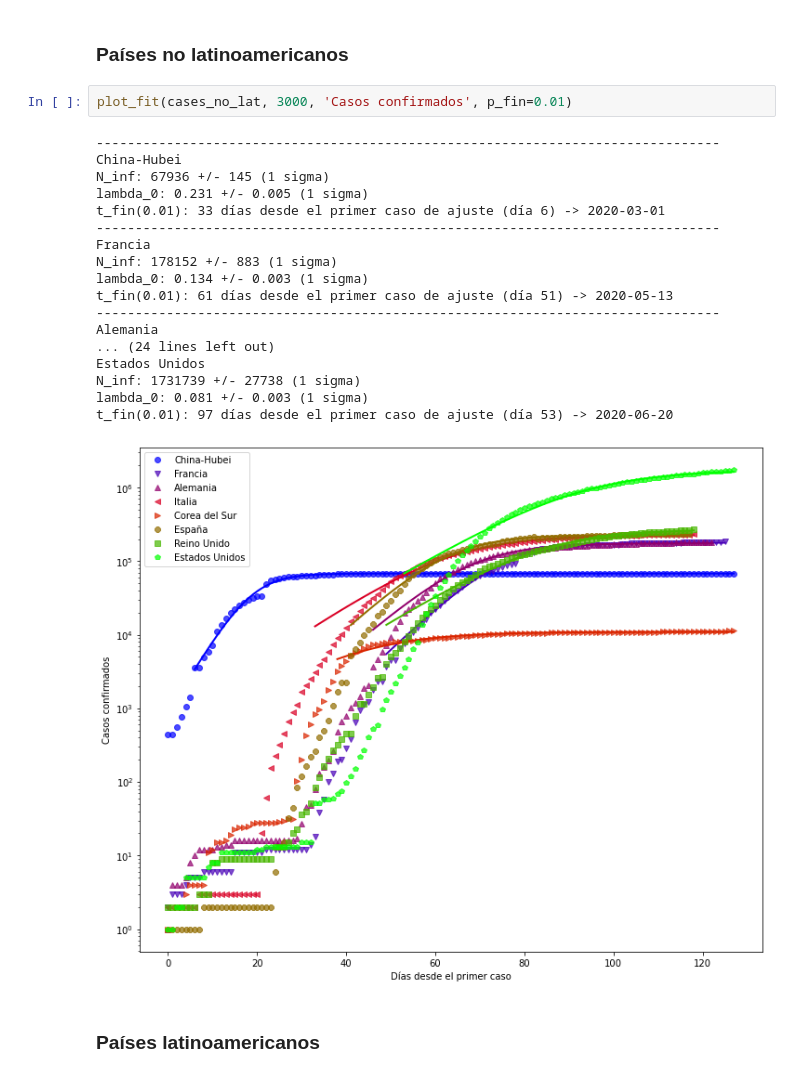
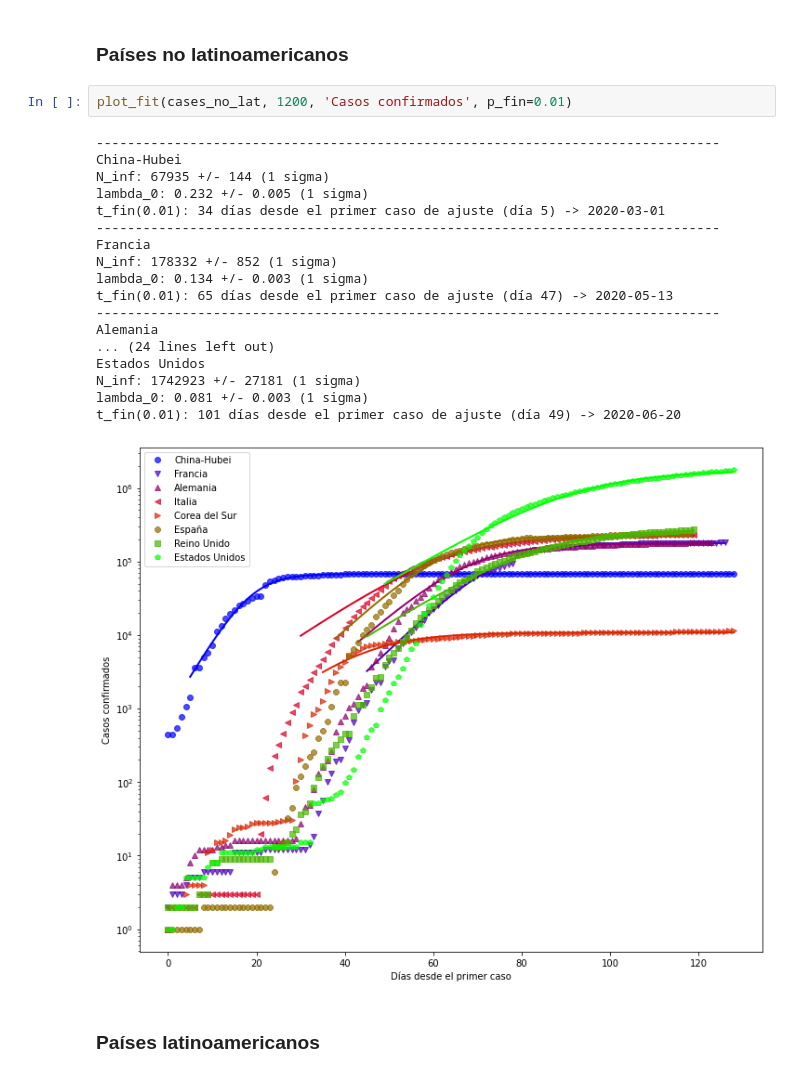
Before and after one commit to manuxch/logistic-covid19, a Jupyter notebook: Logistic_model_COVID-19.ipynb, the cells around one changed output. Cells and saved outputs as stored; diff of their text form.

```diff
--- a/Logistic_model_COVID-19.ipynb
+++ b/Logistic_model_COVID-19.ipynb
@@ -180,26 +180,26 @@ El número de casos confirmados se obtiene a partir de los test que se le realiz
 # %% [markdown]
 ### Países no latinoamericanos
 # %%
-plot_fit(cases_no_lat, 3000, 'Casos confirmados', p_fin=0.01)
+plot_fit(cases_no_lat, 1200, 'Casos confirmados', p_fin=0.01)
 # %% [output]
 --------------------------------------------------------------------------------
 China-Hubei
-N_inf: 67936 +/- 145 (1 sigma)
-lambda_0: 0.231 +/- 0.005 (1 sigma)
-t_fin(0.01): 33 días desde el primer caso de ajuste (día 6) -> 2020-03-01
+N_inf: 67935 +/- 144 (1 sigma)
+lambda_0: 0.232 +/- 0.005 (1 sigma)
+t_fin(0.01): 34 días desde el primer caso de ajuste (día 5) -> 2020-03-01
 --------------------------------------------------------------------------------
 Francia
-N_inf: 178152 +/- 883 (1 sigma)
+N_inf: 178332 +/- 852 (1 sigma)
 lambda_0: 0.134 +/- 0.003 (1 sigma)
-t_fin(0.01): 61 días desde el primer caso de ajuste (día 51) -> 2020-05-13
+t_fin(0.01): 65 días desde el primer caso de ajuste (día 47) -> 2020-05-13
 --------------------------------------------------------------------------------
 Alemania
 ... (24 lines left out)
 Estados Unidos
-N_inf: 1731739 +/- 27738 (1 sigma)
+N_inf: 1742923 +/- 27181 (1 sigma)
 lambda_0: 0.081 +/- 0.003 (1 sigma)
-t_fin(0.01): 97 días desde el primer caso de ajuste (día 53) -> 2020-06-20
+t_fin(0.01): 101 días desde el primer caso de ajuste (día 49) -> 2020-06-20
-[figure, old version]
+[figure, new version]
 # %% [markdown]
 ### Países latinoamericanos
 # %%
```
Also changed, not shown: parts of 8 cells of this notebook.
